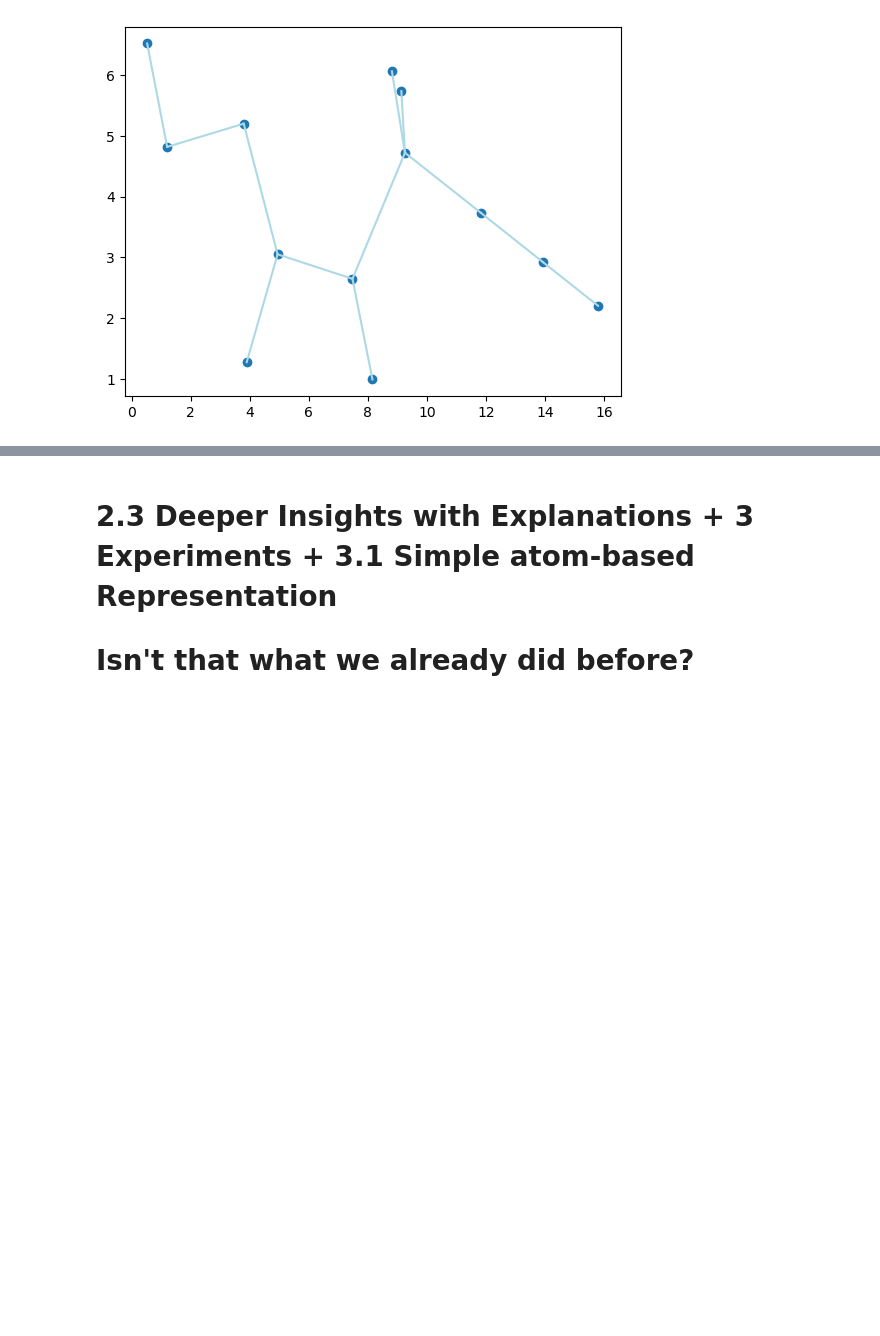
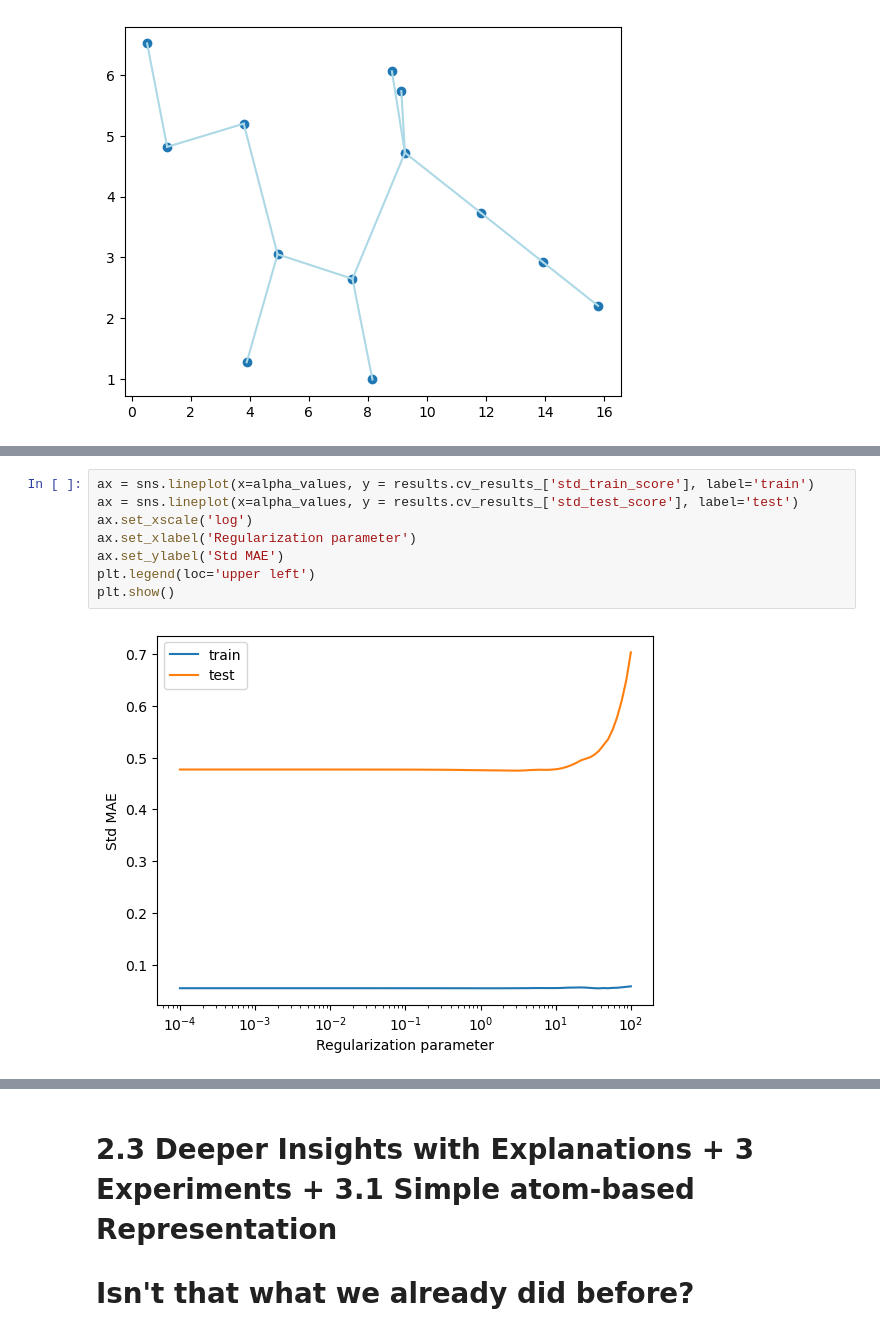
Before and after one commit to jascha-je/LabML4DS, a Jupyter notebook: p2/p2_jascha.ipynb, the cells around one changed output, grey strips where cells are left out. Drawn from its saved outputs; the diff is of its cells as text; blank space fills up the shorter version.

```diff
--- a/p2/p2_jascha.ipynb
+++ b/p2/p2_jascha.ipynb
@@ -269,0 +206,10 @@ mean_absolute_error(y_test, model.predict(X_test))
+# %%
+ax = sns.lineplot(x=alpha_values, y = results.cv_results_['std_train_score'], label='train')
+ax = sns.lineplot(x=alpha_values, y = results.cv_results_['std_test_score'], label='test')
+ax.set_xscale('log')
+ax.set_xlabel('Regularization parameter')
+ax.set_ylabel('Std MAE')
+plt.legend(loc='upper left')
+plt.show()
+# %% [output]
+[figure, added]
```
Also changed, not shown: parts of 25 cells of this notebook.
